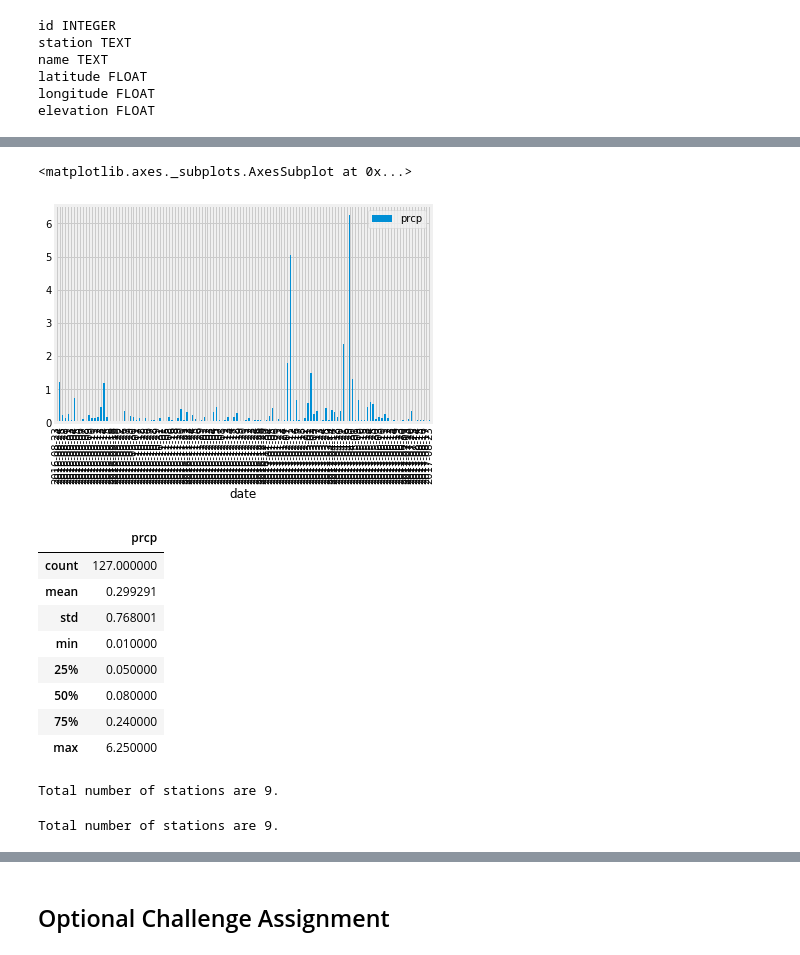
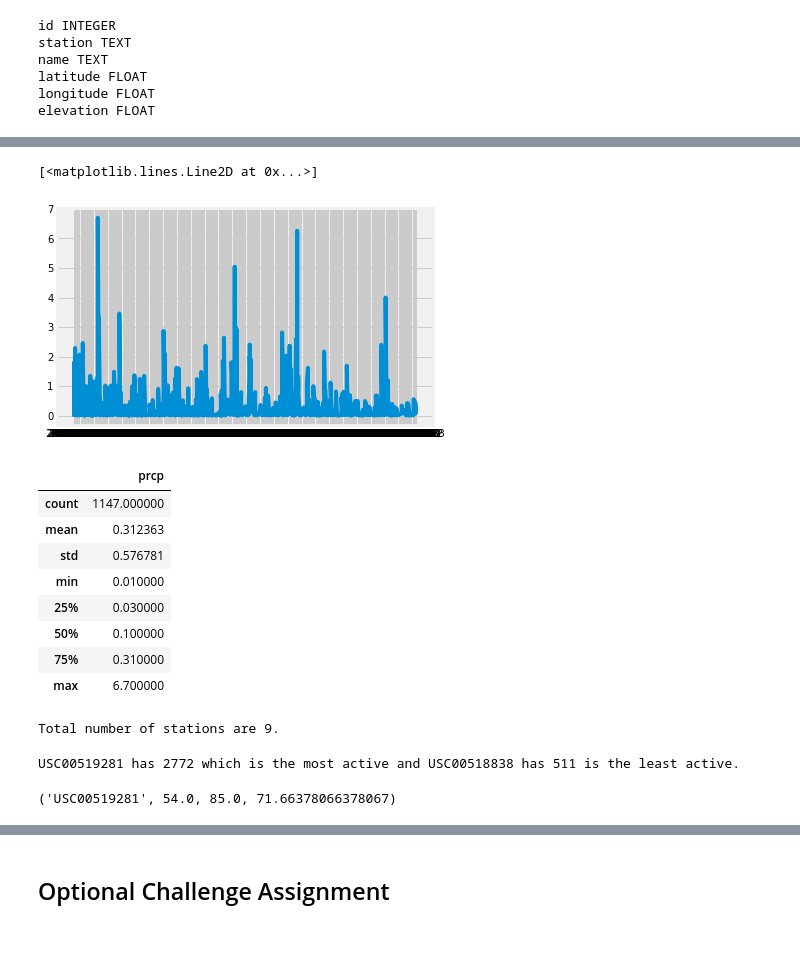
Before and after one commit to iwon123/SQL_ALCH_HOMEWORK, a Jupyter notebook: Homework_10_SQLAlchemey.ipynb, the cells around one changed output, grey strips where cells are left out. Cells and saved outputs as stored; diff of their text form; code cells hidden in the pictures.

```diff
--- a/Homework_10_SQLAlchemey.ipynb
+++ b/Homework_10_SQLAlchemey.ipynb
@@ -63,11 +63,11 @@ longitude FLOAT
 elevation FLOAT
 # %%
 #We call the query and set the index to the date then specify the last 12 months in Pandas
-measure_mod = session.query(Measurement.station,Measurement.date, Measurement.prcp).order_by(Measurement.station).all()
+measure_mod = session.query(Measurement.date, Measurement.prcp).filter(Measurement.date <= '2017-08-23').filter(Measurement.date >='2016-08-23').order_by(Measurement.date).all()
 df_measurement = pd.DataFrame(measure_mod)
-df_measurement.set_index('station', inplace=True)
-twelve_months = df_measurement.iloc[(date):]
-value_twelve_months = twelve_months[(twelve_months !=0).all(1)]
+dfm = df_measurement.set_index('date')
+# dfm = df_measurement.sort_index(axis=1)
+value_twelve_months = dfm[(dfm !=0).all(1)]
 clean_twelve_months = value_twelve_months.dropna()
 clean_twelve_months
 # %% [output]
@@ -75,22 +93,23 @@ NameError: name 'date' is not defined
 # %%
-#now we can plot the data in matplotlib
-clean_twelve_months.plot.bar()
+#now we can plot the data in matplot
+from numpy import array
+plt.plot(clean_twelve_months)
 # %% [output]
-<matplotlib.axes._subplots.AxesSubplot at 0x...>
+[<matplotlib.lines.Line2D at 0x...>]
-[figure, old version]
+[figure, new version]
 # %%
 # Use Pandas to calcualte the summary statistics for the precipitation data
 clean_twelve_months.describe()
 # %% [output]
 |  | prcp |
-| count | 127.000000 |
-| mean | 0.299291 |
-| std | 0.768001 |
+| count | 1147.000000 |
+| mean | 0.312363 |
+| std | 0.576781 |
 | min | 0.010000 |
-| 25% | 0.050000 |
-| 50% | 0.080000 |
-| 75% | 0.240000 |
-| max | 6.250000 |
+| 25% | 0.030000 |
+| 50% | 0.100000 |
+| 75% | 0.310000 |
+| max | 6.700000 |
 # %%
 # Design a query to show how many stations are available in this dataset?
 station_query = session.query(Station)
@@ -100,11 +119,23 @@ Total number of stations are 9.
 # %%
 # What are the most active stations? (i.e. what stations have the most rows)?
 # List the stations and the counts in descending order.
+station = session.query(Measurement.station, func.count(Measurement.station)).group_by(Measurement.station).order_by(func.count(Measurement.station).desc()).all()
+
+active = station[0][0]
+active_stat = station[0][1]
+least = station[8][0]
+least_active = station[8][1]
+print(f"{active} has {active_stat} which is the most active and {least} has {least_active} is the least active.")
 # %% [output]
-Total number of stations are 9.
+USC00519281 has 2772 which is the most active and USC00518838 has 511 is the least active.
 # %%
 # Using the station id from the previous query, calculate the lowest temperature recorded,
 # highest temperature recorded, and average temperature most active station?
+temp = session.query(Measurement.station, func.min(Measurement.tobs), func.max(Measurement.tobs),func.avg(Measurement.tobs)).group_by(Measurement.station).all()
+active_station = temp[-3]
+active_station
+# %% [output]
+('USC00519281', 54.0, 85.0, 71.66378066378067)
 # %%
 # Choose the station with the highest number of temperature observations.
 # Query the last 12 months of temperature observation data for this station and plot the results as a histogram
```
Also changed, not shown: parts of 6 cells of this notebook.
